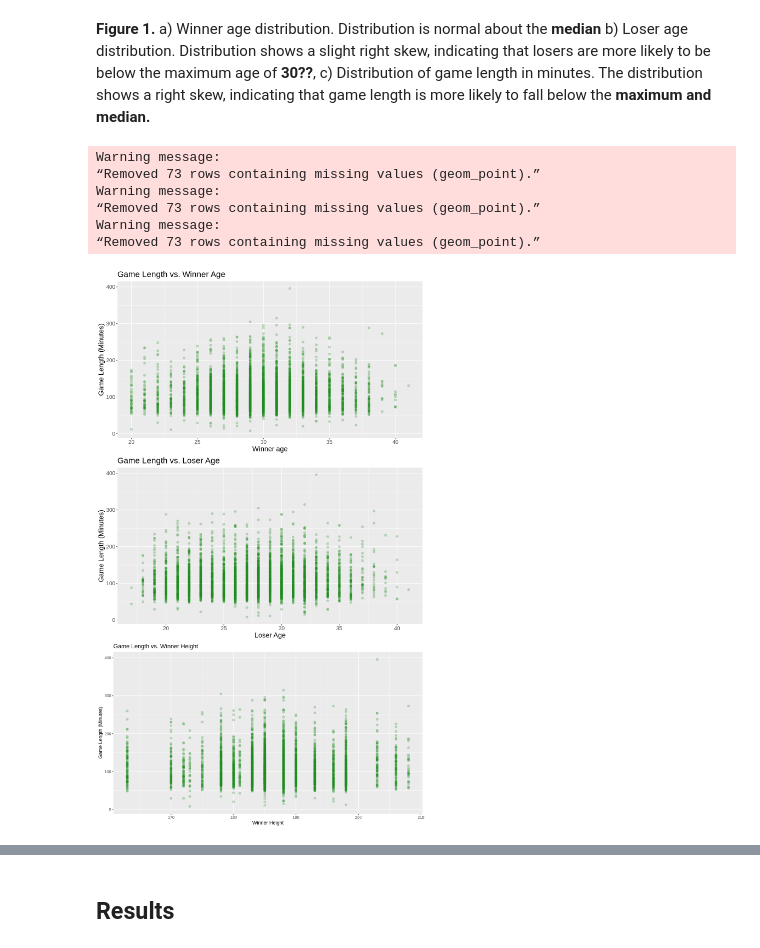
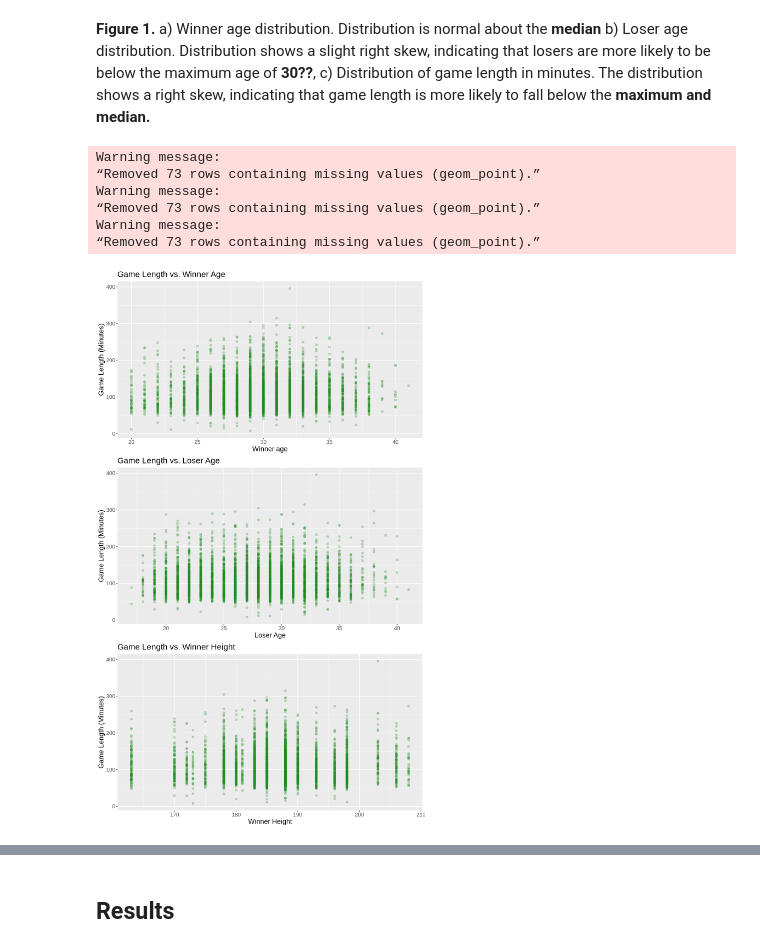
Before and after one commit to keelbeier/dsci100-group69, a Jupyter notebook: group_project_report.ipynb, the cells around one changed output, grey strips where cells are left out. Saved outputs shown, nothing was run; the diff lists cells and outputs as text; code cells hidden in the pictures.

```diff
--- a/group_project_report.ipynb
+++ b/group_project_report.ipynb
@@ -102,35 +102,35 @@ winner_age_scatter_plot <- tennis_data |>
     geom_point(alpha = 0.25, size = 2, col = "forest green") +
     labs(x = "Winner Height",) +
     labs(x = "Winner age",
         y = "Game Length (Minutes)") +
     ggtitle("Game Length vs. Winner Age") +
     theme(text = element_text(size = 15))
 
 loser_age_scatter_plot <- tennis_data |>
     ggplot(aes(x = loser_age, y = minutes)) +
     geom_point(alpha = 0.25, size = 2, col = "forest green") +
     labs(x = "Loser Age",
         y = "Game Length (Minutes)") +
     ggtitle("Game Length vs. Loser Age") +
     theme(text = element_text(size = 15))
 
 winner_ht_scatter_plot <- tennis_data |>
     ggplot(aes(x = winner_ht, y = minutes)) +
     geom_point(alpha = 0.25, size = 2, col = "forest green") +
     labs(x = "Winner Height",
         y = "Game Length (Minutes)") +
     ggtitle("Game Length vs. Winner Height")  +
     theme(text = element_text(size = 15))
 
-plot_grid(winner_age_scatter_plot, loser_age_scatter_plot, ht_scatter_plot, ncol = 1)
+plot_grid(winner_age_scatter_plot, loser_age_scatter_plot, winner_ht_scatter_plot, ncol = 1)
 # %% [output]
 Warning message:
 “Removed 73 rows containing missing values (geom_point).”
 Warning message:
 “Removed 73 rows containing missing values (geom_point).”
 Warning message:
 “Removed 73 rows containing missing values (geom_point).”
-[figure, old version]
+[figure, new version]
 # %%
 data_split <- initial_split(tennis_data, prop = 0.6, strata = minutes)
 data_train <- training(data_split)
```
Also changed, not shown: parts of 7 cells of this notebook.
